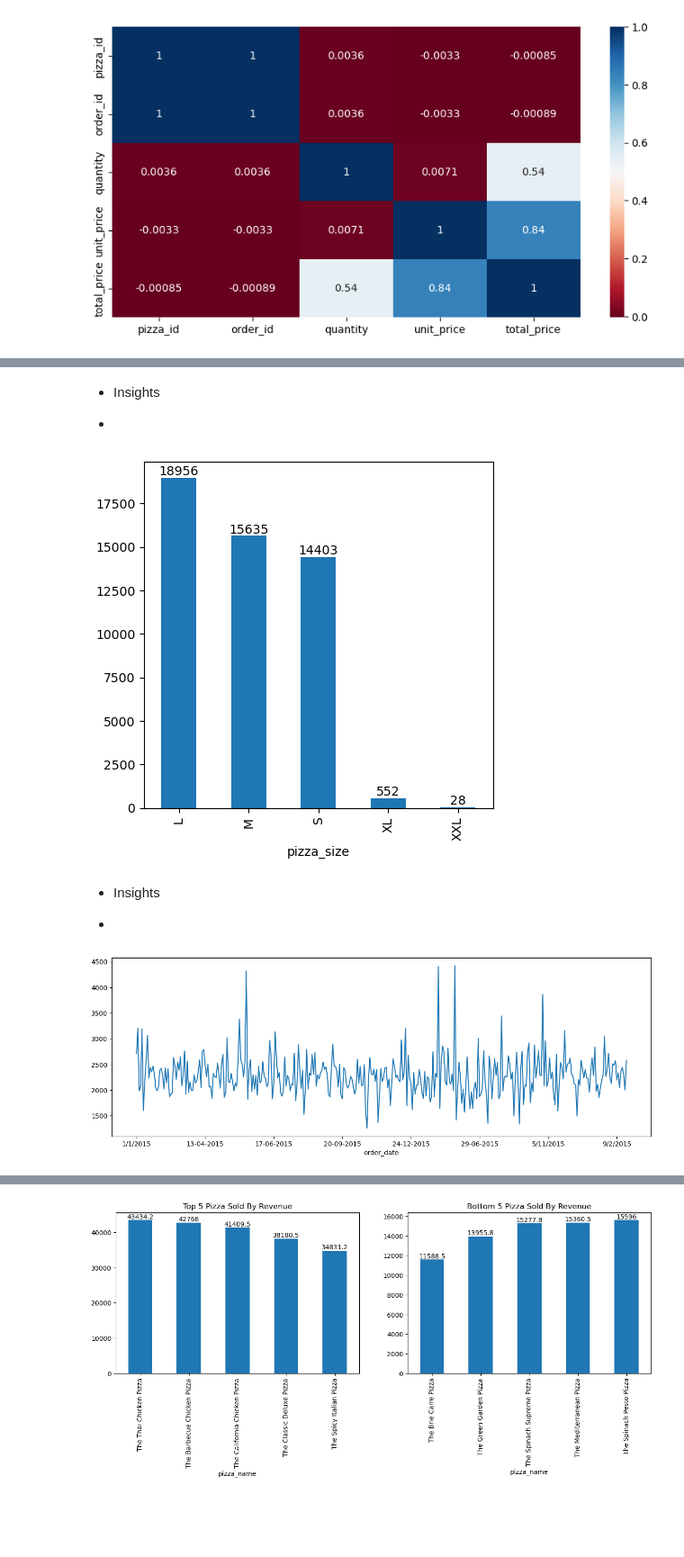
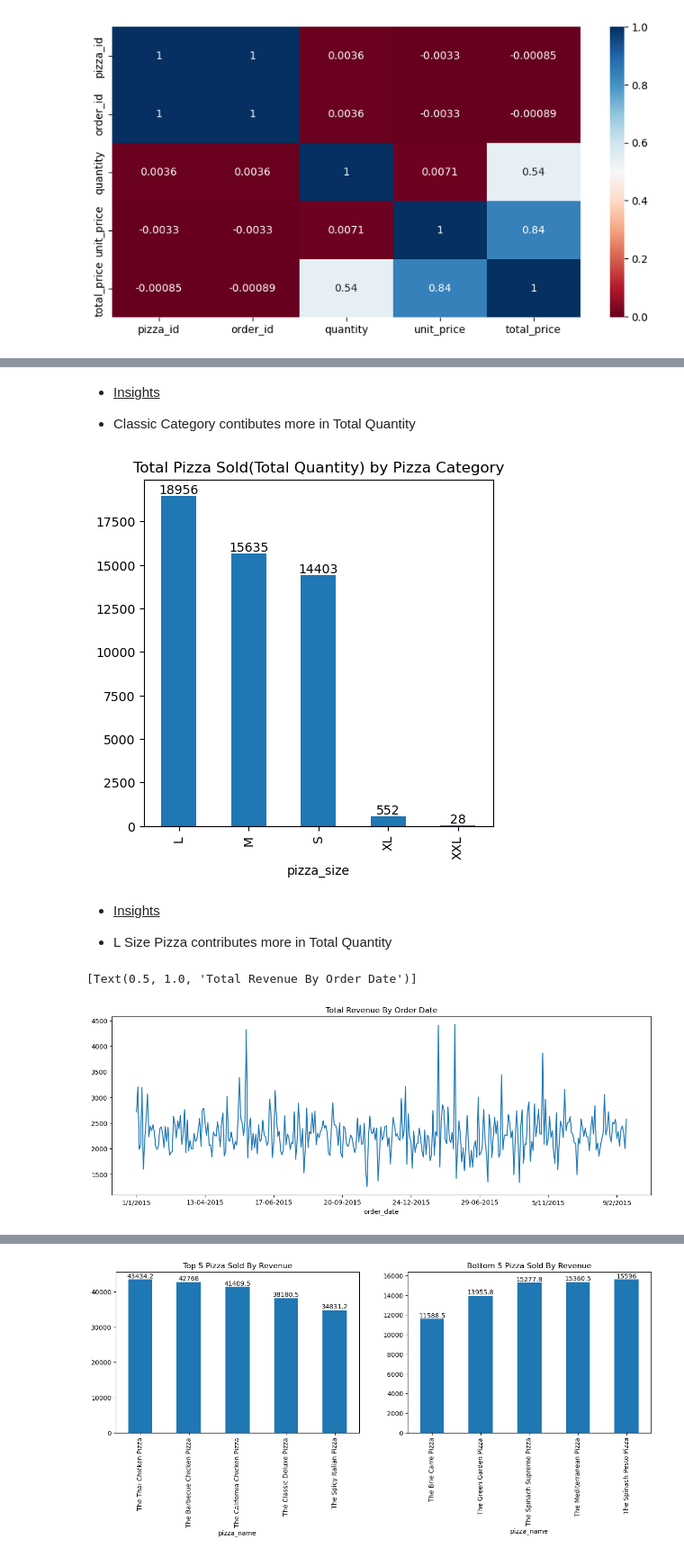
Before and after one commit to vasugupta525/Pizza-Sales-Report, a Jupyter notebook: pizza_sales_analysis.ipynb, the cells around one changed output, grey strips where cells are left out. Shown at 90% size. Cells and saved outputs as stored; diff of their text form; code cells hidden in the pictures; blank space fills up the shorter version.

```diff
--- a/pizza_sales_analysis.ipynb
+++ b/pizza_sales_analysis.ipynb
@@ -175,24 +177,27 @@ for bars in pc.containers:
 # %% [markdown]
-* Insights
--
+* <u>Insights</u>
+- Classic Category contibutes more in Total Quantity
 # %%
-# Total Pizza Sold(Total Quantity) by Pizza Size
+# Total Pizza Sold(Total Quantity) by Pizza Category
 
 plt.figure(figsize = (5,5))
-pc = df.groupby(['pizza_size'])['quantity'].agg('sum').plot(kind='bar')
+ax = df.groupby(['pizza_size'])['quantity'].agg('sum').plot(kind='bar')
+ax.set(title = 'Total Pizza Sold(Total Quantity) by Pizza Category')
 
-for bars in pc.containers:
-    pc.bar_label(bars)
+for bars in ax.containers:
+    ax.bar_label(bars)
 # %% [output]
-[figure, old version]
+[figure, new version]
 # %% [markdown]
-* Insights
--
+* <u>Insights</u>
+- L Size Pizza contributes more in Total Quantity
 # %%
 # Total Revenue By Order Date
 
 plt.figure(figsize = (15,5))
-pc = df.groupby(['order_date'])['total_price'].agg('sum').plot(kind='line')
+ax = df.groupby(['order_date'])['total_price'].agg('sum').plot(kind='line')
+ax.set(title = 'Total Revenue By Order Date')
 # %% [output]
+[Text(0.5, 1.0, 'Total Revenue By Order Date')]
-[figure, old version]
+[figure, new version]
 # %% [markdown]
```
Also changed, not shown: parts of 19 cells of this notebook.
